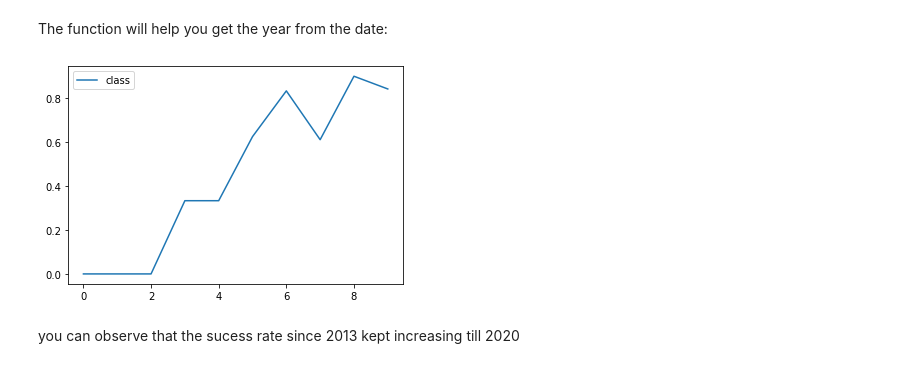
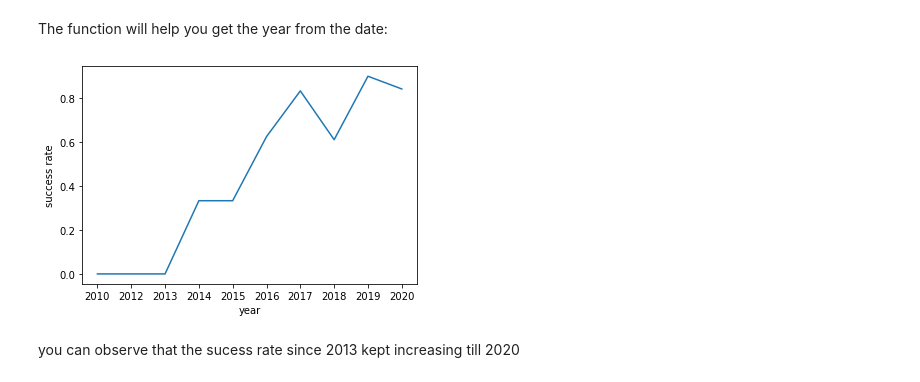
Before and after one commit to moxlos/data_science_ibm, a Jupyter notebook: EDA with Visualization.ipynb, the cells around one changed output. Drawn from its saved outputs; the diff is of its cells as text; code cells hidden in the pictures.

```diff
--- a/EDA with Visualization.ipynb
+++ b/EDA with Visualization.ipynb
@@ -177,10 +179,13 @@ year_df = pd.DataFrame({'year': Extract_year(df['Date']),
                         'class': df['Class']})
 # %%
 # Plot a line chart with x axis to be the extracted year and y axis to be the success rate
-year_df.groupby('year').mean().reset_index().plot(kind='line')
+line_df = year_df.groupby('year').mean().reset_index()
+plt.plot(line_df['year'], line_df['class'])
+plt.xlabel('year')
+plt.ylabel('success rate')
 plt.show()
 # %% [output]
-[figure, old version]
+[figure, new version]
 # %% [markdown]
 you can observe that the sucess rate since 2013 kept increasing till 2020
 # %% [markdown]
```
Also changed, not shown: parts of 1 cell of this notebook.
